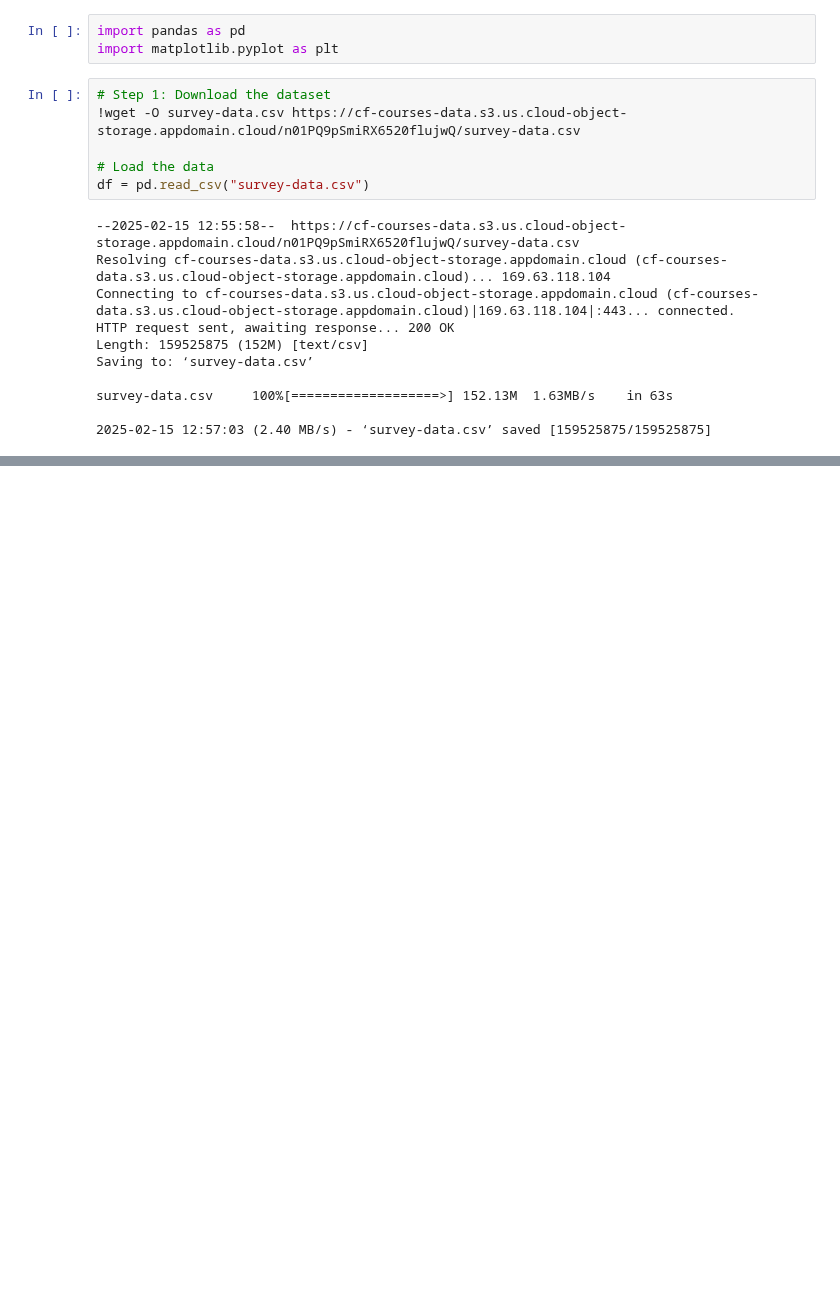
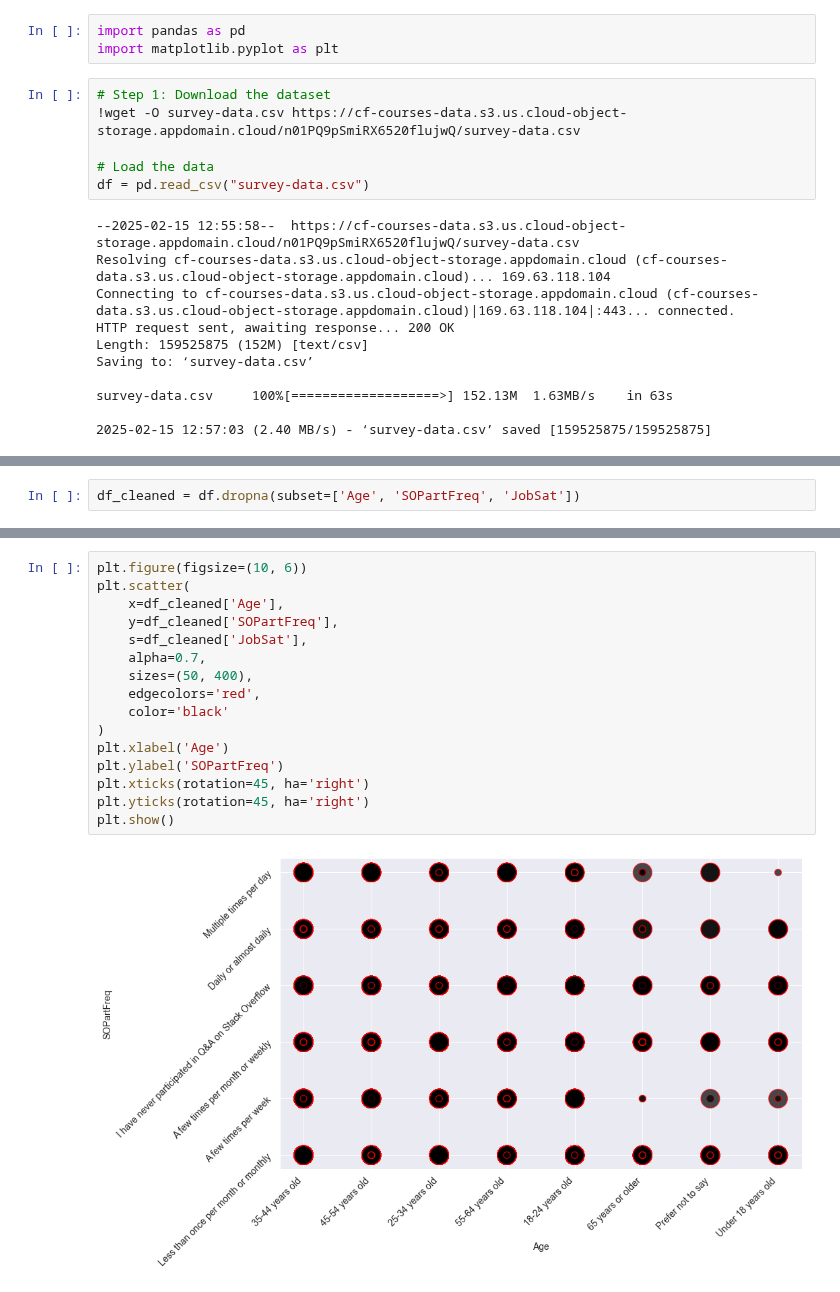
Before and after one commit to Hasan082/Data-Analysis, a Jupyter notebook: Capstone_project/Bubble_Plots.ipynb, the cells around one changed output, grey strips where cells are left out. Drawn from its saved outputs; the diff is of its cells as text; blank space fills up the shorter version.

Commit message:
Bubble Plot for Age vs. Frequency of Participation

```diff
--- a/Capstone_project/Bubble_Plots.ipynb
+++ b/Capstone_project/Bubble_Plots.ipynb
@@ -22,0 +38,2 @@ survey-data.csv     100%[===================>] 152.13M  1.63MB/s    in 63s
+# %%
+df_cleaned = df.dropna(subset=['Age', 'SOPartFreq', 'JobSat'])
@@ -22,0 +66,18 @@ survey-data.csv     100%[===================>] 152.13M  1.63MB/s    in 63s
+# %%
+plt.figure(figsize=(10, 6))
+plt.scatter(
+    x=df_cleaned['Age'],
+    y=df_cleaned['SOPartFreq'],
+    s=df_cleaned['JobSat'],
+    alpha=0.7,
+    sizes=(50, 400),
+    edgecolors='red',
+    color='black'
+)
+plt.xlabel('Age')
+plt.ylabel('SOPartFreq')
+plt.xticks(rotation=45, ha='right')
+plt.yticks(rotation=45, ha='right')
+plt.show()
+# %% [output]
+[figure, added]
```
Also changed, not shown: parts of 4 cells of this notebook.
